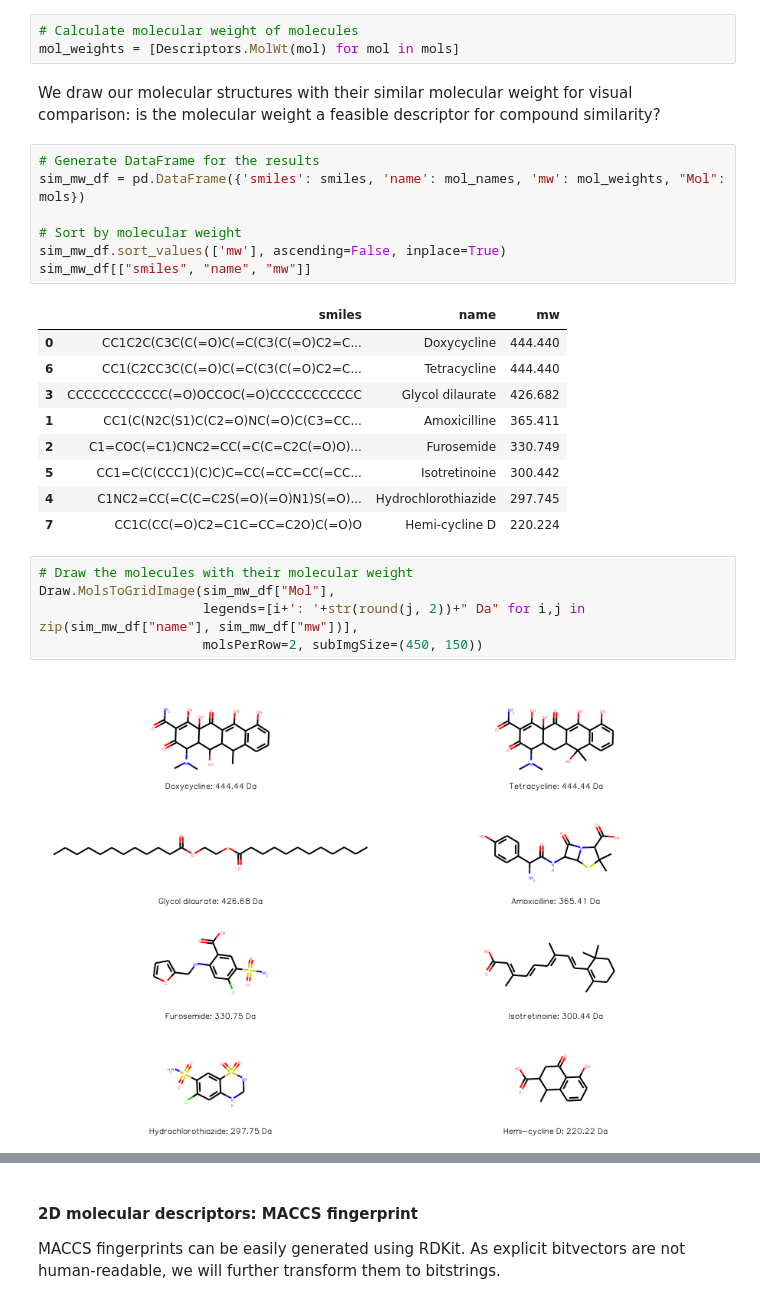
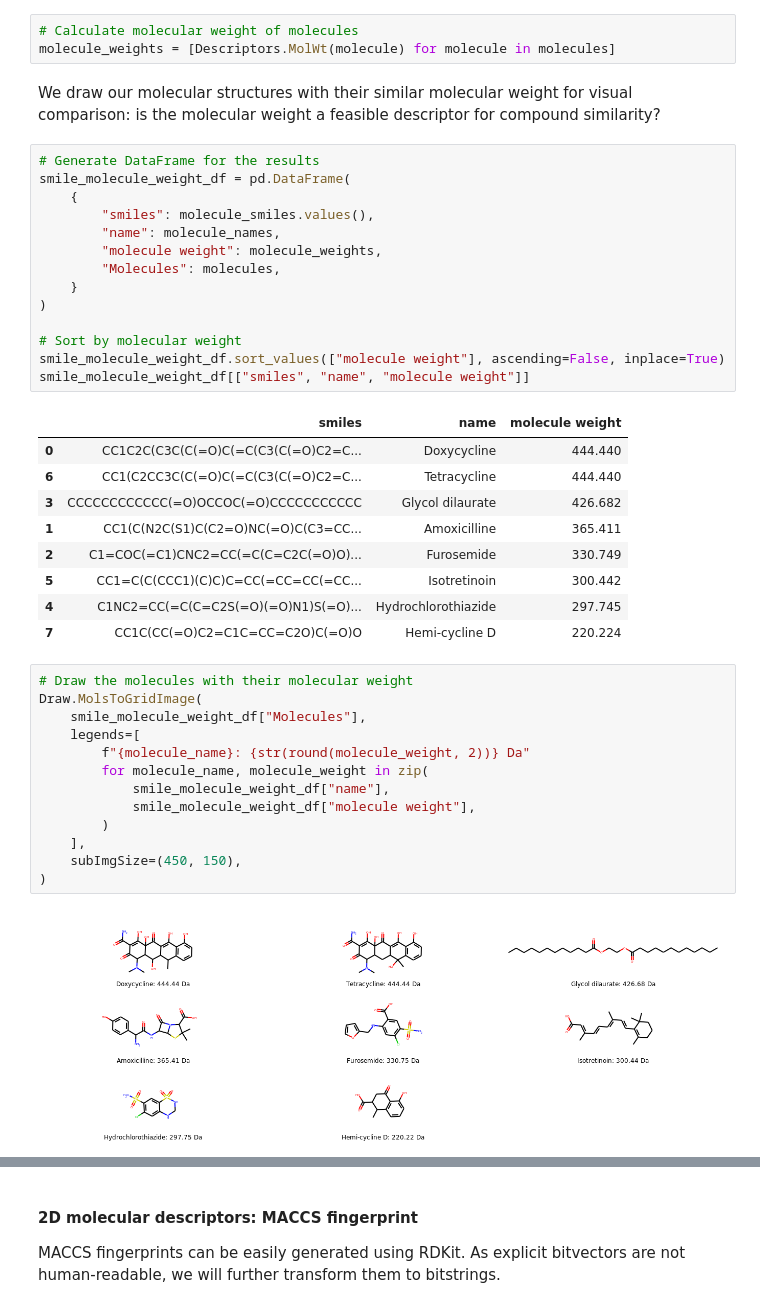
Before and after one commit to volkamerlab/teachopencadd, a Jupyter notebook: teachopencadd/talktorials/004_compound_similarity/talktorial.ipynb, the cells around one changed output, grey strips where cells are left out. Saved outputs shown, nothing was run; the diff lists cells and outputs as text.

```diff
--- a/teachopencadd/talktorials/004_compound_similarity/talktorial.ipynb
+++ b/teachopencadd/talktorials/004_compound_similarity/talktorial.ipynb
@@ -243,31 +252,46 @@ For 2D descriptors, different types of fingerprints are generated to be used lat
 We calculate the molecular weight of our example structures.
 # %%
 # Calculate molecular weight of molecules
-mol_weights = [Descriptors.MolWt(mol) for mol in mols]
+molecule_weights = [Descriptors.MolWt(molecule) for molecule in molecules]
 # %% [markdown]
 We draw our molecular structures with their similar molecular weight for visual comparison: is the molecular weight a feasible descriptor for compound similarity?
 # %%
 # Generate DataFrame for the results
-sim_mw_df = pd.DataFrame({'smiles': smiles, 'name': mol_names, 'mw': mol_weights, "Mol": mols})
+smile_molecule_weight_df = pd.DataFrame(
+    {
+        "smiles": molecule_smiles.values(),
+        "name": molecule_names,
+        "molecule weight": molecule_weights,
+        "Molecules": molecules,
+    }
+)
 
 # Sort by molecular weight
-sim_mw_df.sort_values(['mw'], ascending=False, inplace=True)
-sim_mw_df[["smiles", "name", "mw"]]
+smile_molecule_weight_df.sort_values(["molecule weight"], ascending=False, inplace=True)
+smile_molecule_weight_df[["smiles", "name", "molecule weight"]]
 # %% [output]
-|  | smiles | name | mw |
+|  | smiles | name | molecule weight |
 | 0 | CC1C2C(C3C(C(=O)C(=C(C3(C(=O)C2=C... | Doxycycline | 444.440 |
 | 6 | CC1(C2CC3C(C(=O)C(=C(C3(C(=O)C2=C... | Tetracycline | 444.440 |
 | 3 | CCCCCCCCCCCC(=O)OCCOC(=O)CCCCCCCCCCC | Glycol dilaurate | 426.682 |
 | 1 | CC1(C(N2C(S1)C(C2=O)NC(=O)C(C3=CC... | Amoxicilline | 365.411 |
 | 2 | C1=COC(=C1)CNC2=CC(=C(C=C2C(=O)O)... | Furosemide | 330.749 |
-| 5 | CC1=C(C(CCC1)(C)C)C=CC(=CC=CC(=CC... | Isotretinoine | 300.442 |
+| 5 | CC1=C(C(CCC1)(C)C)C=CC(=CC=CC(=CC... | Isotretinoin | 300.442 |
 | 4 | C1NC2=CC(=C(C=C2S(=O)(=O)N1)S(=O)... | Hydrochlorothiazide | 297.745 |
 | 7 | CC1C(CC(=O)C2=C1C=CC=C2O)C(=O)O | Hemi-cycline D | 220.224 |
 # %%
 # Draw the molecules with their molecular weight
-Draw.MolsToGridImage(sim_mw_df["Mol"],
-                     legends=[i+': '+str(round(j, 2))+" Da" for i,j in zip(sim_mw_df["name"], sim_mw_df["mw"])],
-                     molsPerRow=2, subImgSize=(450, 150))
+Draw.MolsToGridImage(
+    smile_molecule_weight_df["Molecules"],
+    legends=[
+        f"{molecule_name}: {str(round(molecule_weight, 2))} Da"
+        for molecule_name, molecule_weight in zip(
+            smile_molecule_weight_df["name"],
+            smile_molecule_weight_df["molecule weight"],
+        )
+    ],
+    subImgSize=(450, 150),
+)
 # %% [output]
-[figure, old version]
+[figure, new version]
 # %% [markdown]
```
Also changed, not shown: parts of 49 cells of this notebook.
